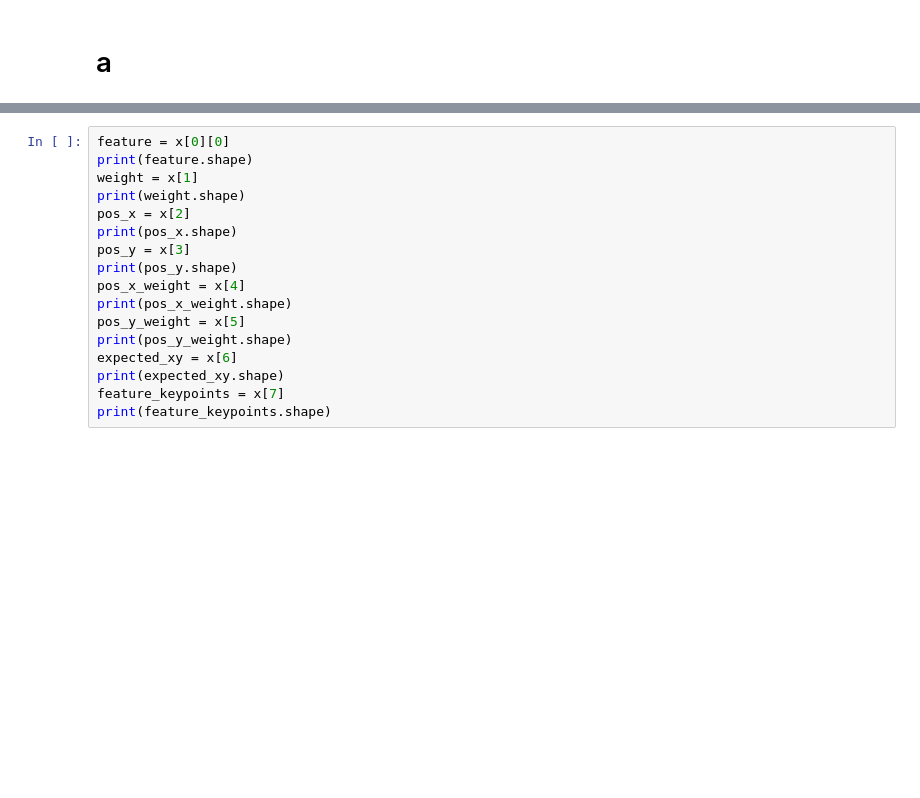
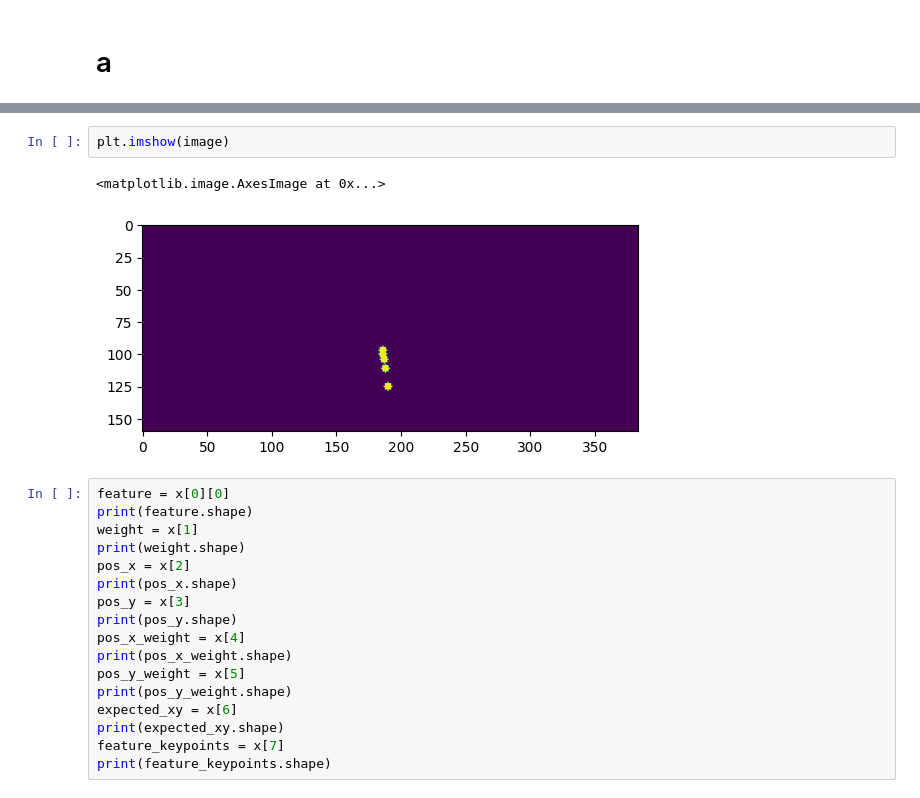
Before and after one commit to karthiknambiar29/LearningByCheating, a Jupyter notebook: drive/test.ipynb, the cells around one changed output, grey strips where cells are left out. Drawn from its saved outputs; the diff is of its cells as text; blank space fills up the shorter version.

```diff
--- a/drive/test.ipynb
+++ b/drive/test.ipynb
@@ -32,3 +79,8 @@ print(x.shape)
+# %%
+plt.imshow(image)
+# %% [output]
+<matplotlib.image.AxesImage at 0x...>
+[figure, added]
 # %%
 feature = x[0][0]
 print(feature.shape)
```
Also changed, not shown: parts of 64 cells of this notebook, 12 other files.
